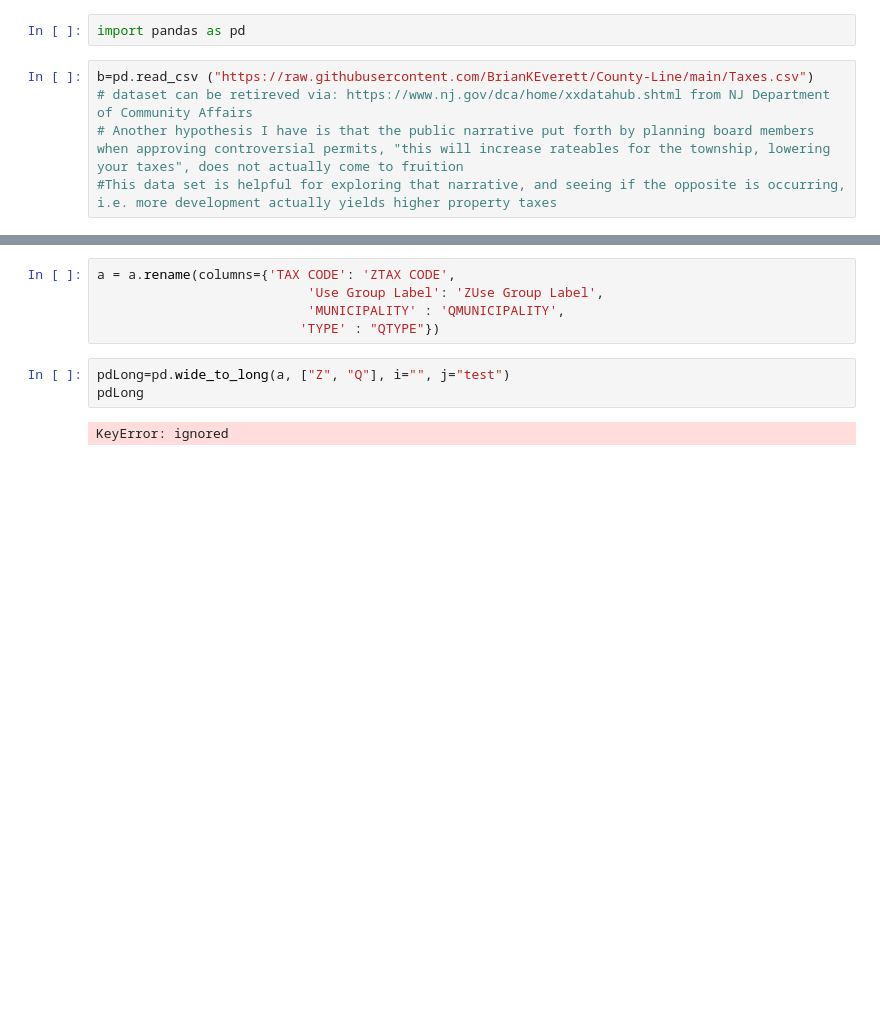
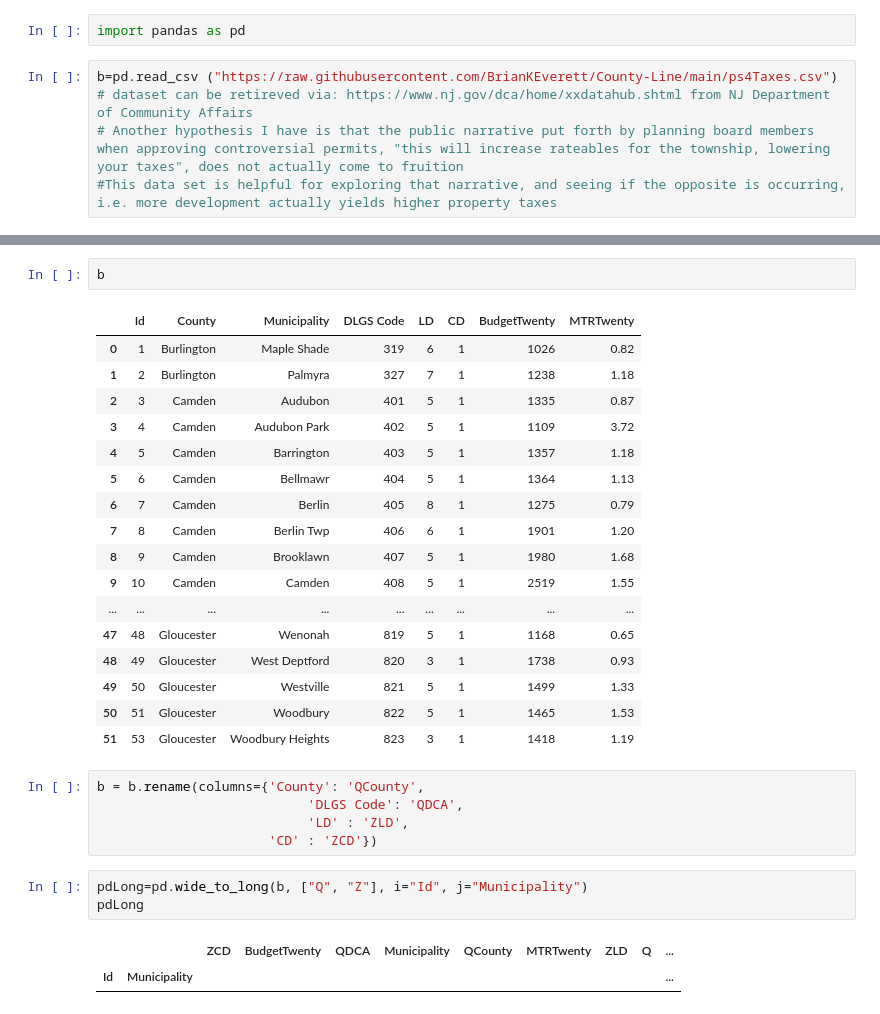
Before and after one commit to BrianKEverett/County-Line, a Jupyter notebook: PS4_Everett.ipynb, the cells around one changed output, grey strips where cells are left out. Drawn from its saved outputs; the diff is of its cells as text; blank space fills up the shorter version.

Commit message:
Spent a lot of time on the wide-to-long, still did not work out well. Will try to get more done before class.

```diff
--- a/PS4_Everett.ipynb
+++ b/PS4_Everett.ipynb
@@ -26,7 +26,7 @@ Successfully installed annotated-types-0.6.0 dacite-1.8.1 htmlmin-0.1.12 imageha
 # %%
 import pandas as pd
 # %%
-b=pd.read_csv ("https://raw.githubusercontent.com/BrianKEverett/County-Line/main/Taxes.csv")
+b=pd.read_csv ("https://raw.githubusercontent.com/BrianKEverett/County-Line/main/ps4Taxes.csv")
 # dataset can be retireved via: https://www.nj.gov/dca/home/xxdatahub.shtml from NJ Department of Community Affairs
 # Another hypothesis I have is that the public narrative put forth by planning board members when approving controversial permits, "this will increase rateables for the township, lowering your taxes", does not actually come to fruition
 #This data set is helpful for exploring that narrative, and seeing if the opposite is occurring, i.e. more development actually yields higher property taxes
@@ -55,10 +37,31 @@ a
-# %%
-a = a.rename(columns={'TAX CODE': 'ZTAX CODE',
-                           'Use Group Label': 'ZUse Group Label',
-                           'MUNICIPALITY' : 'QMUNICIPALITY',
-                          'TYPE' : "QTYPE"})
+# %%
+b
+# %% [output]
+|  | Id | County | Municipality | DLGS Code | LD | CD | BudgetTwenty | MTRTwenty |
+| 0 | 1 | Burlington | Maple Shade | 319 | 6 | 1 | 1026 | 0.82 |
+| 1 | 2 | Burlington | Palmyra | 327 | 7 | 1 | 1238 | 1.18 |
+| 2 | 3 | Camden | Audubon | 401 | 5 | 1 | 1335 | 0.87 |
+| 3 | 4 | Camden | Audubon Park | 402 | 5 | 1 | 1109 | 3.72 |
+| 4 | 5 | Camden | Barrington | 403 | 5 | 1 | 1357 | 1.18 |
+| 5 | 6 | Camden | Bellmawr | 404 | 5 | 1 | 1364 | 1.13 |
+| 6 | 7 | Camden | Berlin | 405 | 8 | 1 | 1275 | 0.79 |
+| 7 | 8 | Camden | Berlin Twp | 406 | 6 | 1 | 1901 | 1.20 |
+| 8 | 9 | Camden | Brooklawn | 407 | 5 | 1 | 1980 | 1.68 |
+| 9 | 10 | Camden | Camden | 408 | 5 | 1 | 2519 | 1.55 |
+| ... | ... | ... | ... | ... | ... | ... | ... | ... |
+| 47 | 48 | Gloucester | Wenonah | 819 | 5 | 1 | 1168 | 0.65 |
+| 48 | 49 | Gloucester | West Deptford | 820 | 3 | 1 | 1738 | 0.93 |
+| 49 | 50 | Gloucester | Westville | 821 | 5 | 1 | 1499 | 1.33 |
+| 50 | 51 | Gloucester | Woodbury | 822 | 5 | 1 | 1465 | 1.53 |
+| 51 | 53 | Gloucester | Woodbury Heights | 823 | 3 | 1 | 1418 | 1.19 |
+# %%
+b = b.rename(columns={'County': 'QCounty',
+                           'DLGS Code': 'QDCA',
+                           'LD' : 'ZLD',
+                      'CD' : 'ZCD'})
 # %%
-pdLong=pd.wide_to_long(a, ["Z", "Q"], i="", j="test")
+pdLong=pd.wide_to_long(b, ["Q", "Z"], i="Id", j="Municipality")
 pdLong
 # %% [output]
-KeyError: ignored
+|  |  | ZCD | BudgetTwenty | QDCA | Municipality | QCounty | MTRTwenty | ZLD | Q | ... |
+| Id | Municipality |  |  |  |  |  |  |  |  | ... |
```
Also changed, not shown: parts of 3 cells of this notebook.
